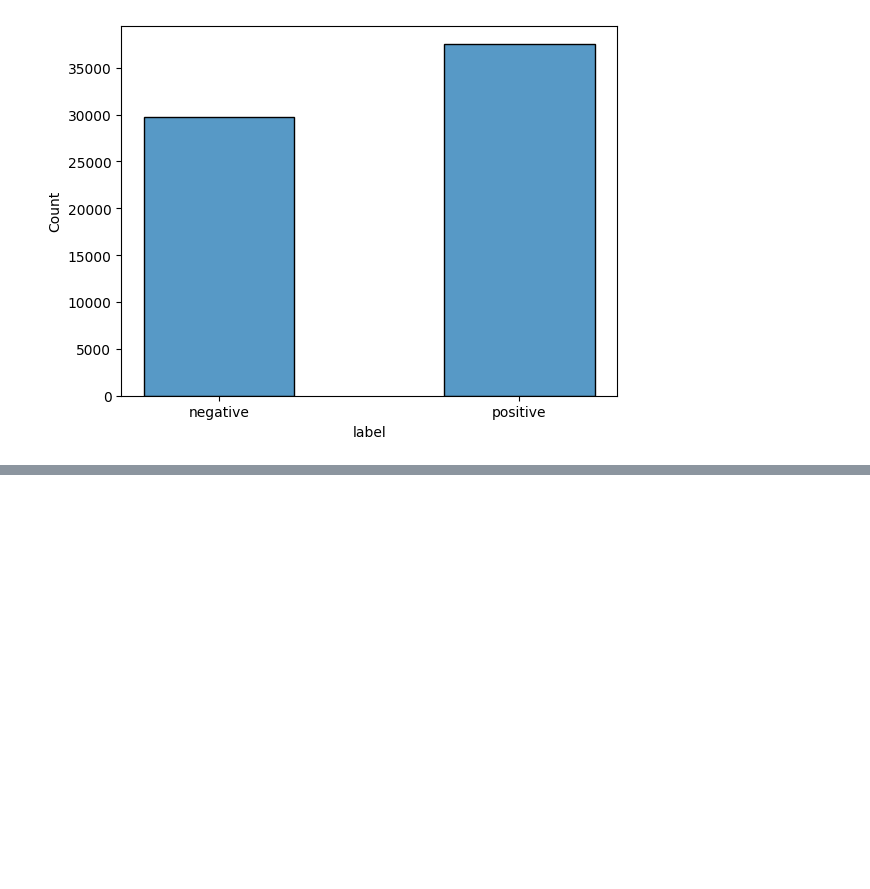
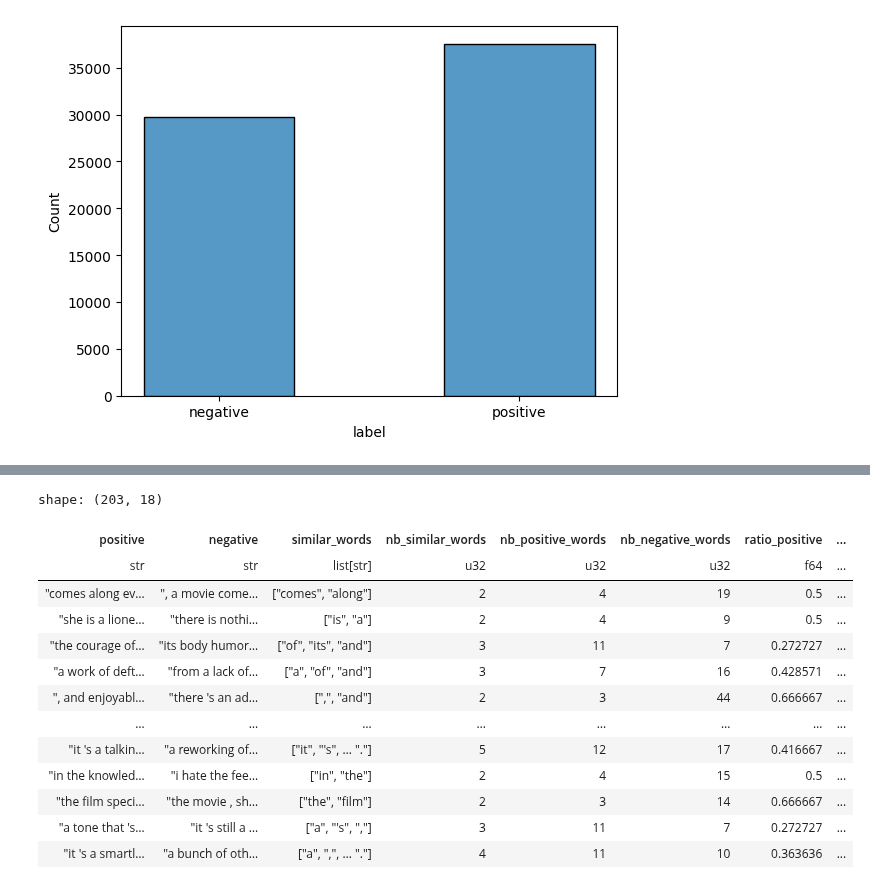
Before and after one commit to faunebl/thesis, a Jupyter notebook: importing_new_db.ipynb, the cells around one changed output, grey strips where cells are left out. Cells and saved outputs as stored; diff of their text form; code cells hidden in the pictures; blank space fills up the shorter version.

```diff
--- a/importing_new_db.ipynb
+++ b/importing_new_db.ipynb
@@ -116,0 +144,33 @@ shape: (168, 14)
+# %%
+similar_sentences = similar_sentences.with_columns(pl.Series(name = 'positive_tsne', values = tsne))
+# %%
+tsne = TSNE(n_components=2, random_state=0)
+tsne = tsne.fit_transform(np.array(similar_sentences['negative_embeddings'].to_list()))
+similar_sentences = similar_sentences.with_columns(pl.Series(name = 'negative_tsne', values = tsne))
+# %%
+similar_sentences = similar_sentences.with_columns(
+        similar_sentences
+        .map_rows(function=lambda t : tuple(cosine_similarity(X=np.array(t[14]).reshape(1, -1), Y=np.array(t[15]).reshape(1, -1)).tolist()))
+    ).rename({'column_0':'cosine_similarity_tsne'})
+# %%
+similar_sentences = similar_sentences.with_columns(
+        similar_sentences.with_columns(pl.col('positive_embeddings').list.to_array(1024),pl.col('negative_embeddings').list.to_array(1024))
+        .map_rows(function=lambda t :np.dot(a=t[10], b=np.transpose(t[11])))
+    ).explode('cosine_similarity_tsne').sort('cosine_similarity_tsne').rename({'map':'dot_product_tsne'})
+# %%
+similar_sentences.filter(pl.col('ratio_mean').ge(0.3))
+# %% [output]
+shape: (203, 18)
+| positive | negative | similar_words | nb_similar_words | nb_positive_words | nb_negative_words | ratio_positive | ... |
+| str | str | list[str] | u32 | u32 | u32 | f64 | ... |
+| "comes along ev… | ", a movie come… | ["comes", "along"] | 2 | 4 | 19 | 0.5 | ... |
+| "she is a lione… | "there is nothi… | ["is", "a"] | 2 | 4 | 9 | 0.5 | ... |
+| "the courage of… | "its body humor… | ["of", "its", "and"] | 3 | 11 | 7 | 0.272727 | ... |
+| "a work of deft… | "from a lack of… | ["a", "of", "and"] | 3 | 7 | 16 | 0.428571 | ... |
+| ", and enjoyabl… | "there 's an ad… | [",", "and"] | 2 | 3 | 44 | 0.666667 | ... |
+| … | … | … | … | … | … | … | ... |
+| "it 's a talkin… | "a reworking of… | ["it", "'s", … "."] | 5 | 12 | 17 | 0.416667 | ... |
+| "in the knowled… | "i hate the fee… | ["in", "the"] | 2 | 4 | 15 | 0.5 | ... |
+| "the film speci… | "the movie , sh… | ["the", "film"] | 2 | 3 | 14 | 0.666667 | ... |
+| "a tone that 's… | "it 's still a … | ["a", "'s", ","] | 3 | 11 | 7 | 0.272727 | ... |
+| "it 's a smartl… | "a bunch of oth… | ["a", ",", … "."] | 4 | 11 | 10 | 0.363636 | ... |
```
Also changed, not shown: parts of 9 cells of this notebook, 1 other file.
